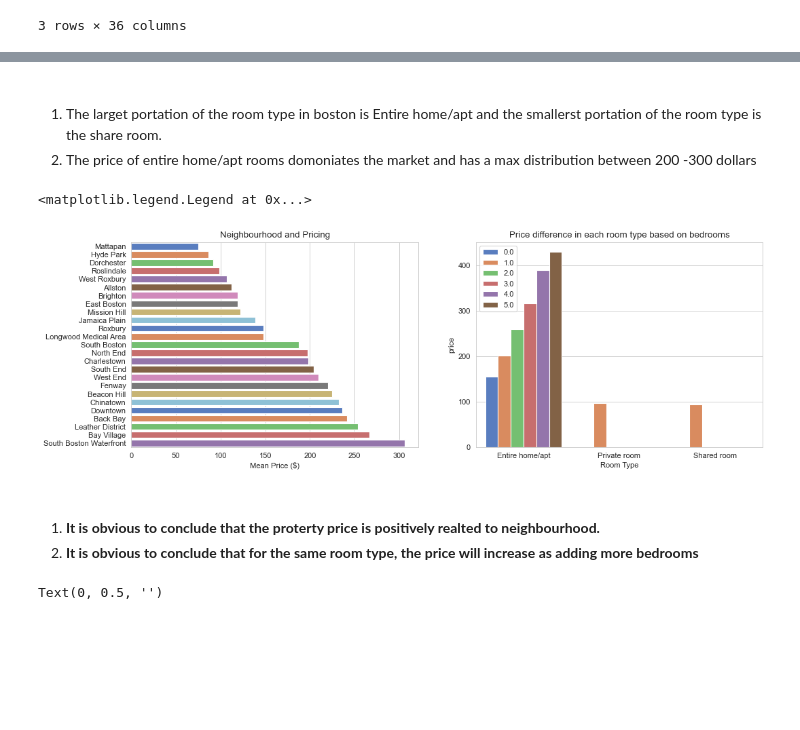
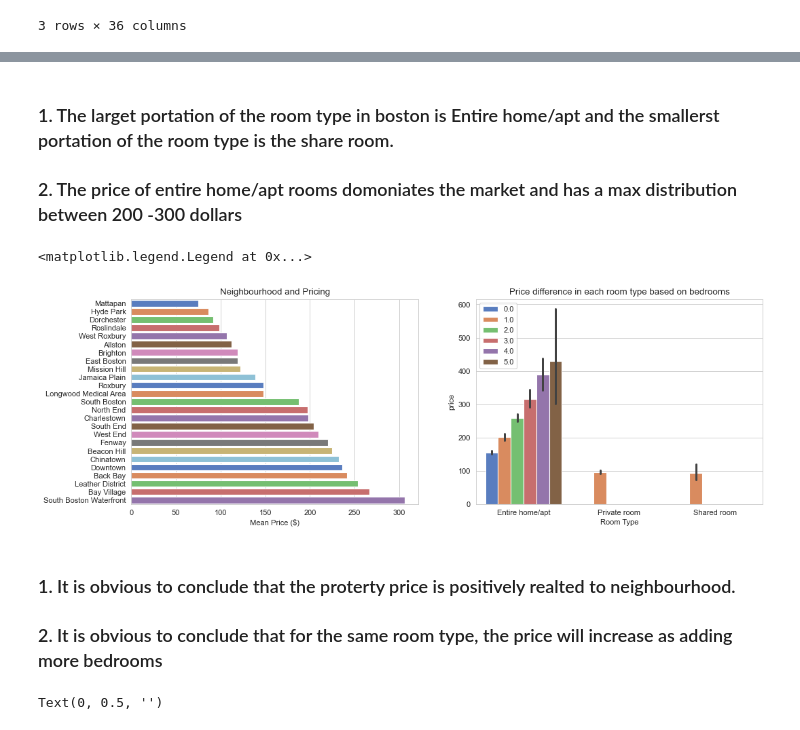
Before and after one commit to williswangy/data_science_project1_housing_predict, a Jupyter notebook: boston_housing.ipynb, the cells around one changed output, grey strips where cells are left out. Drawn from its saved outputs; the diff is of its cells as text; code cells hidden in the pictures; blank space fills up the shorter version.

```diff
--- a/boston_housing.ipynb
+++ b/boston_housing.ipynb
@@ -281,41 +350,40 @@ axs[1].legend()
 # %% [markdown]
-###
-1. The larget portation of the room type in boston is Entire home/apt and the smallerst portation of the room type is the share room.
-2. The price of entire home/apt rooms domoniates the market and has a max distribution between 200 -300 dollars
+
+### 1. The larget portation of the room type in boston is Entire home/apt and the smallerst portation of the room type is the share room.
+### 2. The price of entire home/apt rooms domoniates the market and has a max distribution between 200 -300 dollars
 # %%
 fig, axs = plt.subplots(1, 2, figsize=(15, 5), dpi=80)
 sns.set_style(style="whitegrid")
 sns.color_palette("husl", 9)
 # Neighbourhoods
 neighbourhoods = price_dataset.groupby('neighbourhood_cleansed').agg(
     {
         'price': np.mean
     }
 ).reset_index()
 sns.barplot(
     x='price', y='neighbourhood_cleansed',
     data=neighbourhoods.sort_values('price'),
     orient='h',
     palette='muted',
     ax=axs[0]
 )
 axs[0].set_title('Neighbourhood and Pricing')
 axs[0].set_xlabel('Mean Price ($)')
 axs[0].set_ylabel('')
 
-sns.barplot(x="room_type", y="price", hue= 'bedrooms', data= df_roomtype,
+sns.barplot(x="room_type", y="price", hue= 'bedrooms', data= price_dataset,
             palette= 'muted', ax=axs[1])
 
 axs[1].set_title('Price difference in each room type based on bedrooms')
 axs[1].set_xlabel('Room Type')
 axs[1].legend()
 # %% [output]
 <matplotlib.legend.Legend at 0x...>
-[figure, old version]
+[figure, new version]
 # %% [markdown]
-####
-1. **It is obvious to conclude that the proterty price is positively realted to neighbourhood.**
-2. **It is obvious to conclude that for the same room type, the price will increase as adding more bedrooms**
+### 1. It is obvious to conclude that the proterty price is positively realted to neighbourhood.
+### 2. It is obvious to conclude that for the same room type, the price will increase as adding more bedrooms
 # %%
 fig, axs = plt.subplots(1, 2, figsize=(15, 5), dpi=90)
 sns.set_style(style="whitegrid")
```
Also changed, not shown: parts of 22 cells of this notebook.
